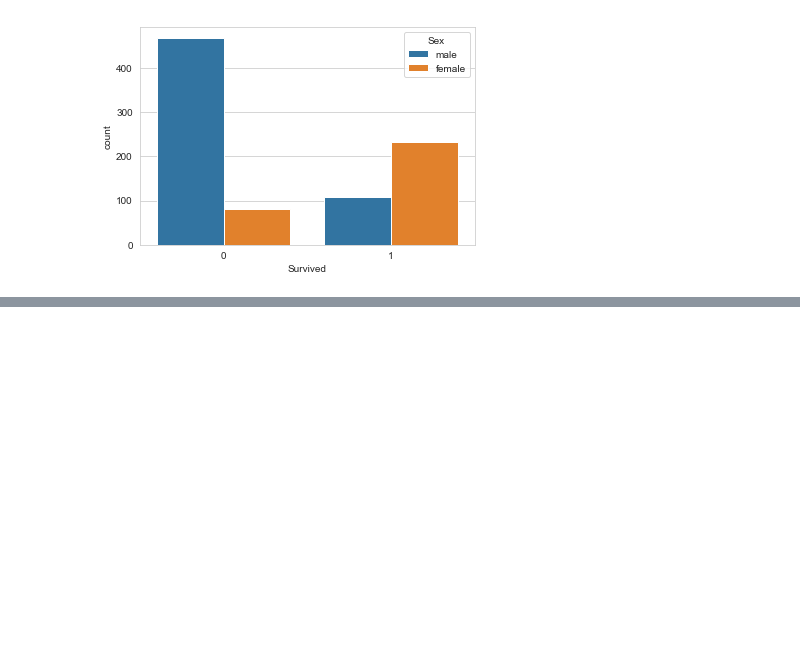
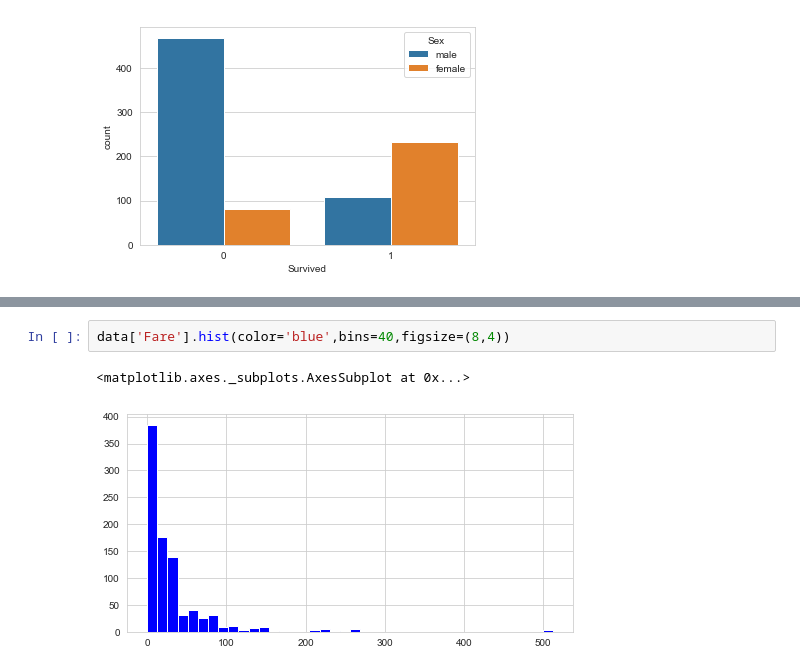
Before and after one commit to pramodcgupta/Machine-Learning-Predictions, a Jupyter notebook: Titanic Disaster Prediction.ipynb, the cells around one changed output, grey strips where cells are left out. Cells and saved outputs as stored; diff of their text form; blank space fills up the shorter version.

```diff
--- a/Titanic Disaster Prediction.ipynb
+++ b/Titanic Disaster Prediction.ipynb
@@ -64,0 +86,5 @@ sns.countplot(x='Survived',hue='Sex',data=data)
+# %%
+data['Fare'].hist(color='blue',bins=40,figsize=(8,4))
+# %% [output]
+<matplotlib.axes._subplots.AxesSubplot at 0x...>
+[figure, added]
```
Also changed, not shown: parts of 16 cells of this notebook.
